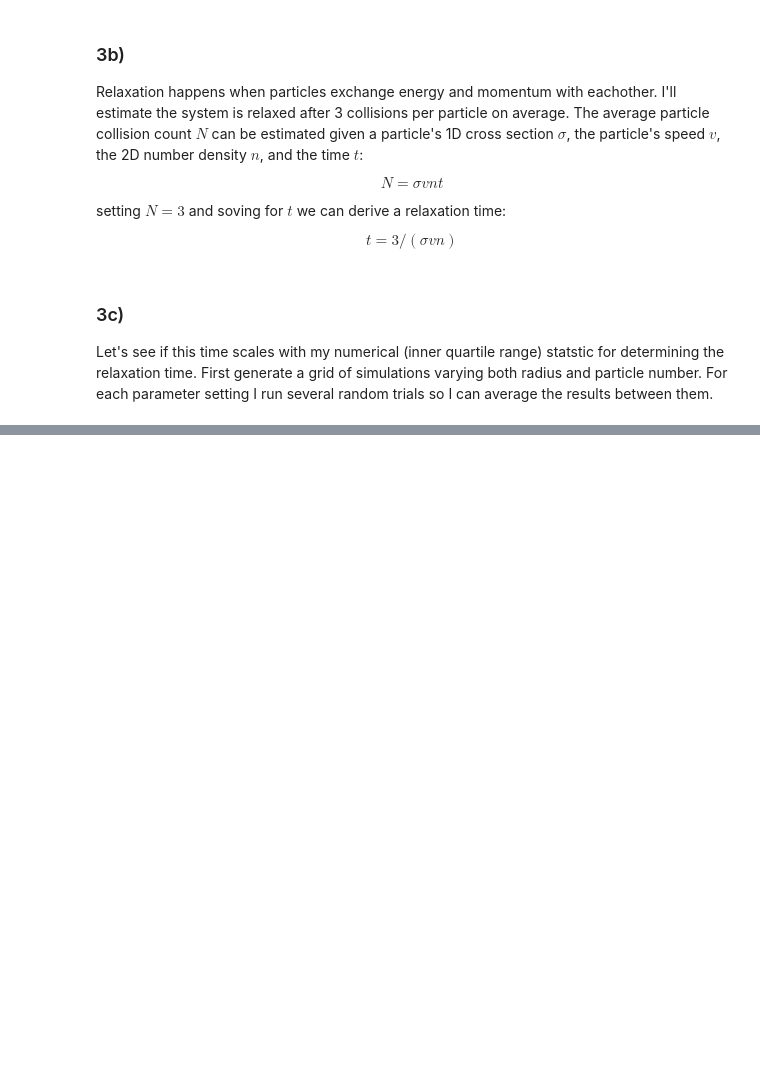
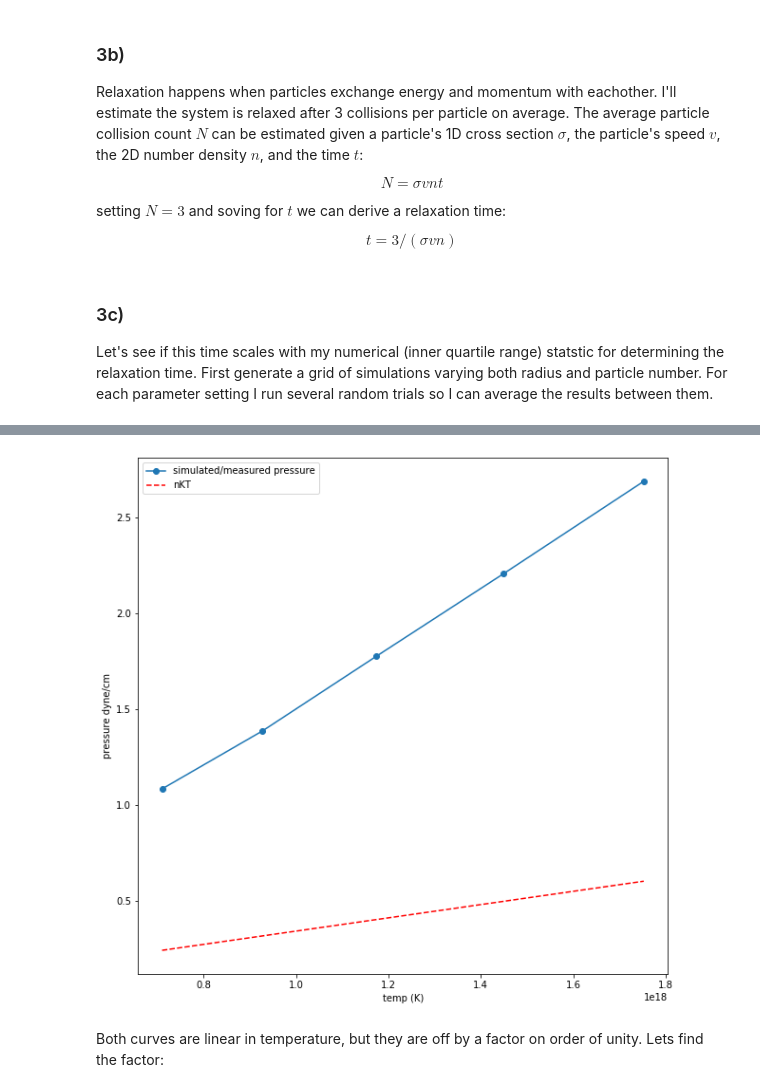
Before and after one commit to csayres/astro507, a Jupyter notebook: hw1/sayreshw1.ipynb, the cells around one changed output, grey strips where cells are left out. Cells and saved outputs as stored; diff of their text form; code cells hidden in the pictures; blank space fills up the shorter version.

```diff
--- a/hw1/sayreshw1.ipynb
+++ b/hw1/sayreshw1.ipynb
@@ -520,0 +492,52 @@ plt.show()
+# %%
+from cParticle import Box
+from multiprocessing import Pool
+width = 200
+height = 200
+dt = 0.002
+steps = 25000
+mass = 1
+velocities = numpy.array([14, 16, 18, 20, 22])
+particles = 100
+density = particles/(width*height)
+radius = 2
+seed = 0
+
+def runSim(velocity):
+    seed = velocity
+    box = Box(height, width, seed)
+    for particle in range(particles):
+        box.addRandomParticle(mass, radius, velocity)
+    box.runSim(steps, dt)
+    return box.pressureSteps, box.particleSteps
+
+p = Pool(len(velocities))
+output = p.map(runSim, velocities)
+pressure_vs_velocity = [x[0] for x in output]
+particleSteps = numpy.array([x[1] for x in output])
+p.close()
+
+meanPressure = numpy.array(pressure_vs_velocity)
+meanPressure = numpy.mean(meanPressure[:,15000:], axis=1) # average over only relaxed steps > 15000
+
+
+vrms1 = particleSteps[:,15000:, :, 4].squeeze() # all velocities of all particles at every timestep > 15000
+vrms2 = []
+for i in range(len(velocities)):
+    d = vrms1[i].flatten()
+    vrms2.append(numpy.sum(d**2)/len(d)) # don't square root, we're just gonna square it later
+
+
+T = 0.5 * mass * numpy.array(vrms2) / k_b
+
+plt.figure(figsize=(10,10))
+plt.plot(T, meanPressure, 'o-', label="simulated/measured pressure")
+plt.plot(T, density*k_b*T, "--r", label="nKT")
+plt.xlabel("temp (K)")
+plt.ylabel("pressure dyne/cm")
+plt.legend()
+plt.show()
+# %% [output]
+[figure, added]
+# %% [markdown]
+Both curves are linear in temperature, but they are off by a factor on order of unity.  Lets find the factor:
```
Also changed, not shown: parts of 25 cells of this notebook, 2 other files.
